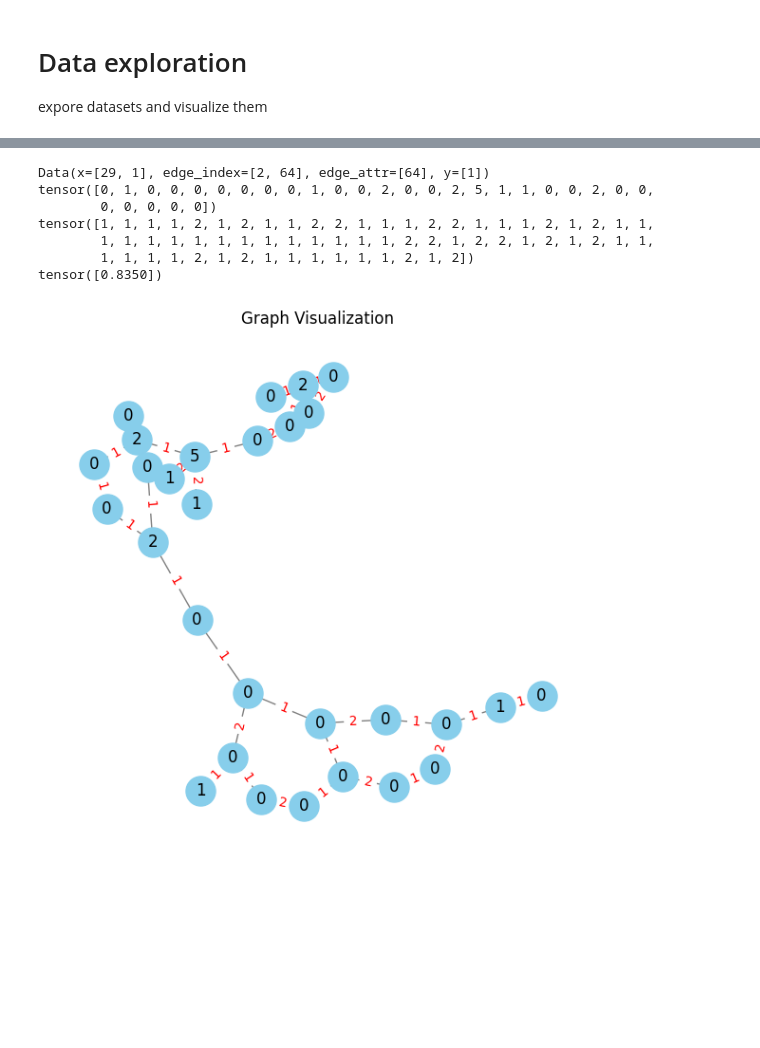
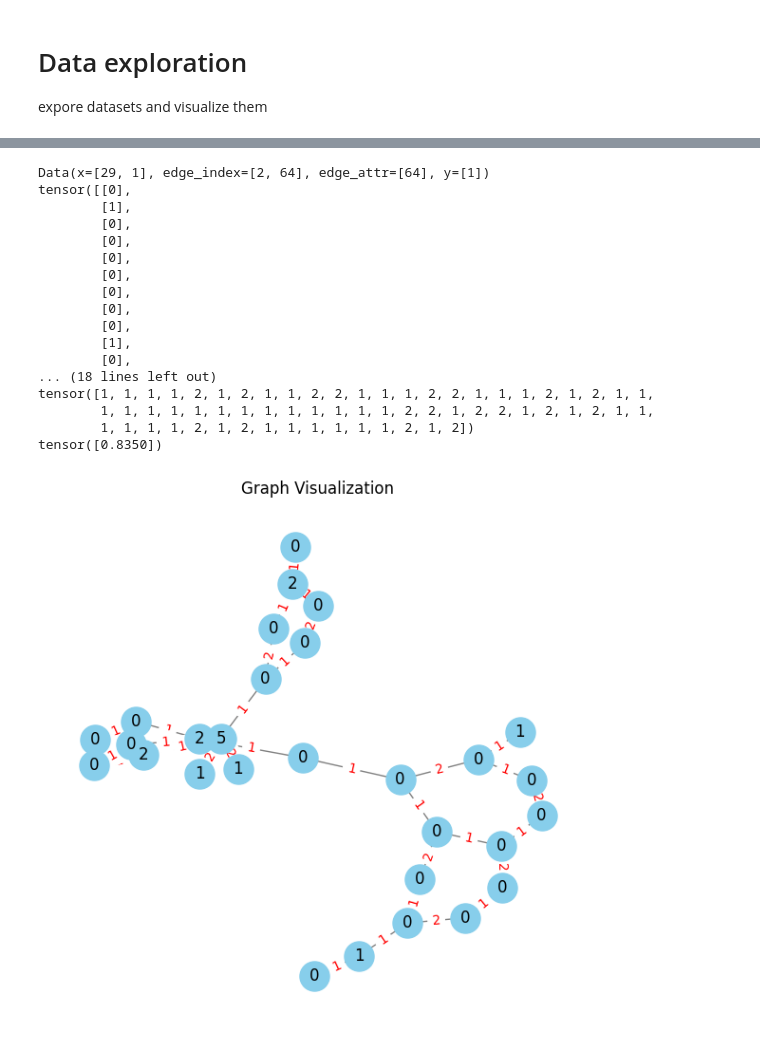
Before and after one commit to FloWsnr/Graph-VQVAE, a Jupyter notebook: vqvae/data/explore_data.ipynb, the cells around one changed output, grey strips where cells are left out. Drawn from its saved outputs; the diff is of its cells as text; code cells hidden in the pictures; blank space fills up the shorter version.

```diff
--- a/vqvae/data/explore_data.ipynb
+++ b/vqvae/data/explore_data.ipynb
@@ -21,17 +13,27 @@ Done!
 # %%
 for i in range(1):
-    x = dataset[i]
-    print(x)
-    print(x.x.squeeze())
-    print(x.edge_attr)
-    print(x.y)
-    plot_mol(x, node_features=x.x.squeeze(), edge_features=x.edge_attr)
+    data = dataset[i]
+    print(data)
+    print(data.x)
+    print(data.edge_attr)
+    print(data.y)
+    plot_mol(data, node_features=data.x.squeeze(), edge_features=data.edge_attr)
 # %% [output]
 Data(x=[29, 1], edge_index=[2, 64], edge_attr=[64], y=[1])
-tensor([0, 1, 0, 0, 0, 0, 0, 0, 0, 1, 0, 0, 2, 0, 0, 2, 5, 1, 1, 0, 0, 2, 0, 0,
-        0, 0, 0, 0, 0])
+tensor([[0],
+        [1],
+        [0],
+        [0],
+        [0],
+        [0],
+        [0],
+        [0],
+        [0],
+        [1],
+        [0],
+... (18 lines left out)
 tensor([1, 1, 1, 1, 2, 1, 2, 1, 1, 2, 2, 1, 1, 1, 2, 2, 1, 1, 1, 2, 1, 2, 1, 1,
         1, 1, 1, 1, 1, 1, 1, 1, 1, 1, 1, 1, 1, 2, 2, 1, 2, 2, 1, 2, 1, 2, 1, 1,
         1, 1, 1, 1, 2, 1, 2, 1, 1, 1, 1, 1, 1, 2, 1, 2])
 tensor([0.8350])
-[figure, old version]
+[figure, new version]
```
Also changed, not shown: parts of 1 cell of this notebook, 3 other files.
